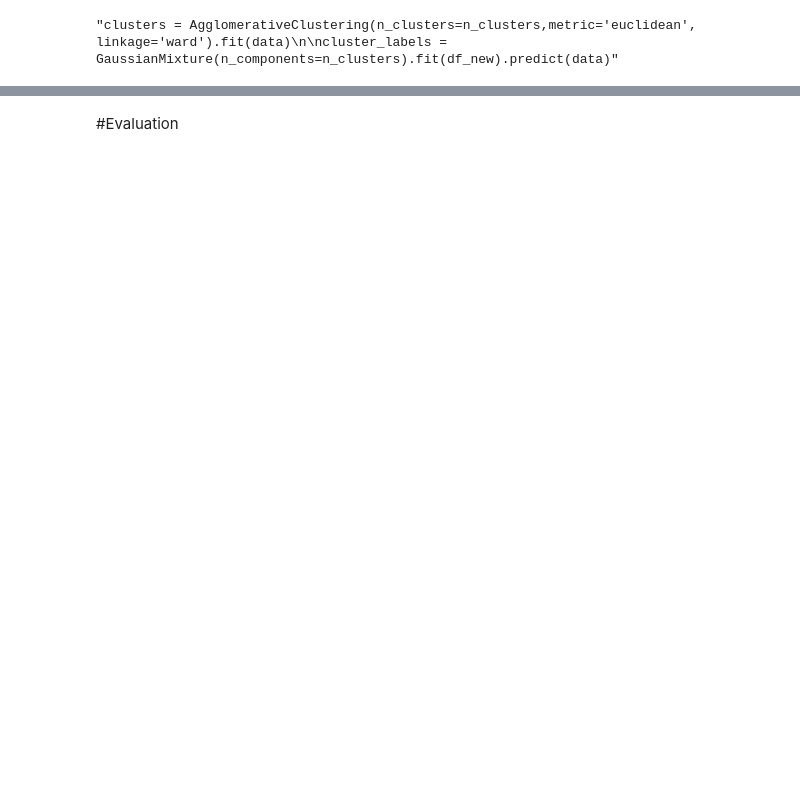
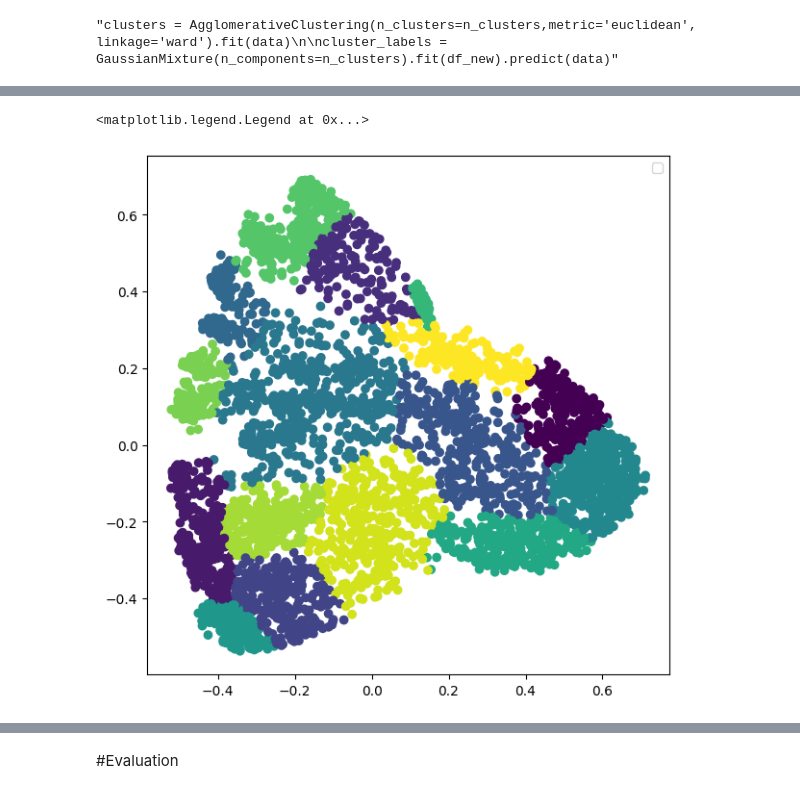
Before and after one commit to Fmazin/AI_Project, a Jupyter notebook: code/main_project_flow.ipynb, the cells around one changed output, grey strips where cells are left out. Cells and saved outputs as stored; diff of their text form; code cells hidden in the pictures; blank space fills up the shorter version.

```diff
--- a/code/main_project_flow.ipynb
+++ b/code/main_project_flow.ipynb
@@ -299,0 +288,9 @@ print(cluster_labels)
+# %%
+new_x = np.zeros([len(x), 3])
+for i in range(0, len(x)):
+    new_x[i] = (np.append(x[i], (cluster_labels[i])))
+# %%
+plt.figure(figsize=(7,7))
+plt.scatter(new_x[:,0],new_x[:,1], c=new_x[:,2])
+plt.legend()
+# %% [output]
@@ -299,0 +298,2 @@ print(cluster_labels)
+<matplotlib.legend.Legend at 0x...>
+[figure, added]
```
Also changed, not shown: parts of 15 cells of this notebook.
